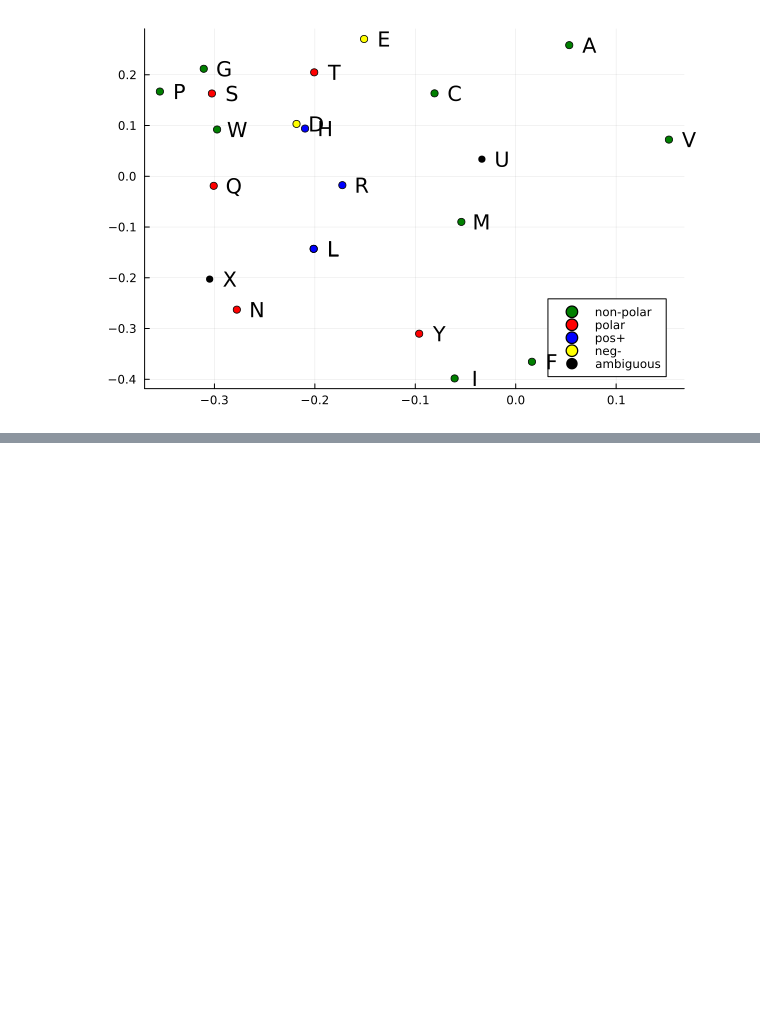
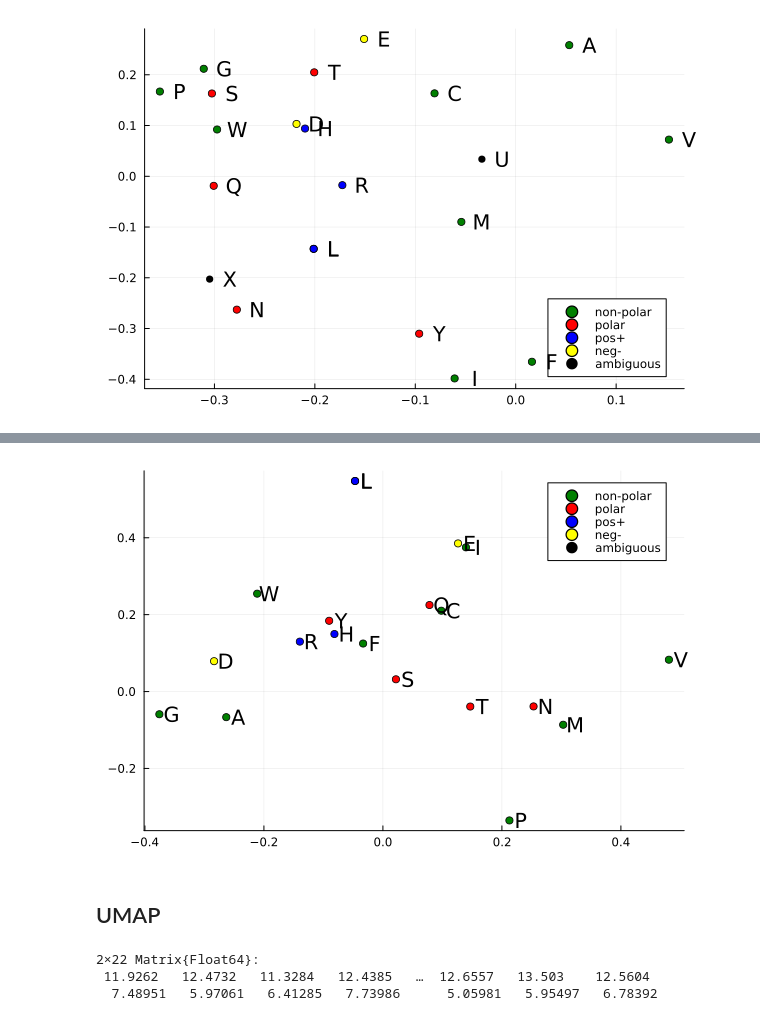
Before and after one commit to Micjanov/Master-Thesis, a Jupyter notebook: notebooks/AA_embeddings.ipynb, the cells around one changed output, grey strips where cells are left out. Cells and saved outputs as stored; diff of their text form; code cells hidden in the pictures; blank space fills up the shorter version.

```diff
--- a/notebooks/AA_embeddings.ipynb
+++ b/notebooks/AA_embeddings.ipynb
@@ -288,0 +382,2 @@ Cumulative proportion      0.560732   1.0
+# %%
+PCA_trr50 = fit(PCA, matr50; maxoutdim=2)
@@ -290,4 +403,5 @@ Cumulative proportion      0.560732   1.0
 proj_tr4 = projection(PCA_tr4)
 proj_tr50 = projection(PCA_tr50)
 proj_trr4 = projection(PCA_trr4)
+proj_trr50 = projection(PCA_trr50)
 # %% [output]
@@ -357,0 +497,26 @@ UndefVarError: UndefVarError: proj_trr4 not defined
+# %%
+using Plots
+
+colors = [:green, :red, :blue, :yellow, :black]
+fig = Plots.plot()
+groups = Dict("polar" => ['S', 'T', 'Y', 'N', 'Q'], "non-polar" => ['G', 'A', 'V', 'C', 'P', 'L', 'I', 'M', 'W', 'F'],
+         "pos+" => ['L', 'R', 'H'], "neg-" => ['D', 'E'], "ambiguous" => ['U', 'X'])
+key = collect(keys(groups))
+
+for i in 1:length(key)
+
+    aa_ind = [x for (x,y) in enumerate(AA_listr50) if y ∈ groups[key[i]] ]
+    aa = [y for (x,y) in enumerate(AA_listr50) if y ∈ groups[key[i]] ]
+
+    scatter!(fig, (proj_trr50[aa_ind,1], proj_trr50[aa_ind,2]), label=key[i], mc = colors[i])
+
+    for f in 1:length(aa_ind)
+        annotate!((proj_trr50[aa_ind[f],1] + 0.02, proj_trr50[aa_ind[f],2], aa[f]))
+    end
+end
+savefig("../thesis/Fig/r50tr_emb.png")
+fig
+# %% [output]
+[figure, added]
+# %% [markdown]
+## UMAP
@@ -357,0 +525,6 @@ UndefVarError: UndefVarError: proj_trr4 not defined
+# %%
+umap4 = umap(permutedims(mat4), 2)
+# %% [output]
+2×22 Matrix{Float64}:
+ 11.9262   12.4732   11.3284   12.4385   …  12.6557   13.503    12.5604
+  7.48951   5.97061   6.41285   7.73986      5.05981   5.95497   6.78392
```
Also changed, not shown: parts of 34 cells of this notebook, 23 other files.
